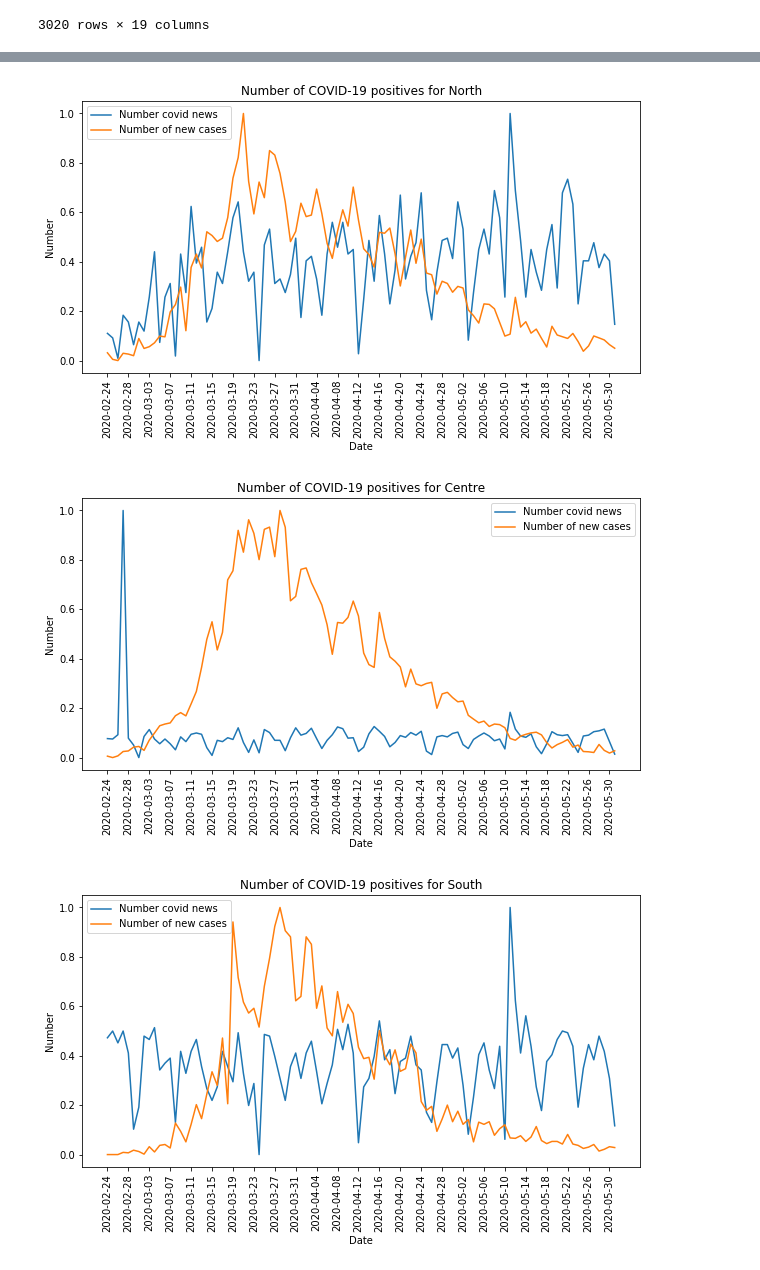
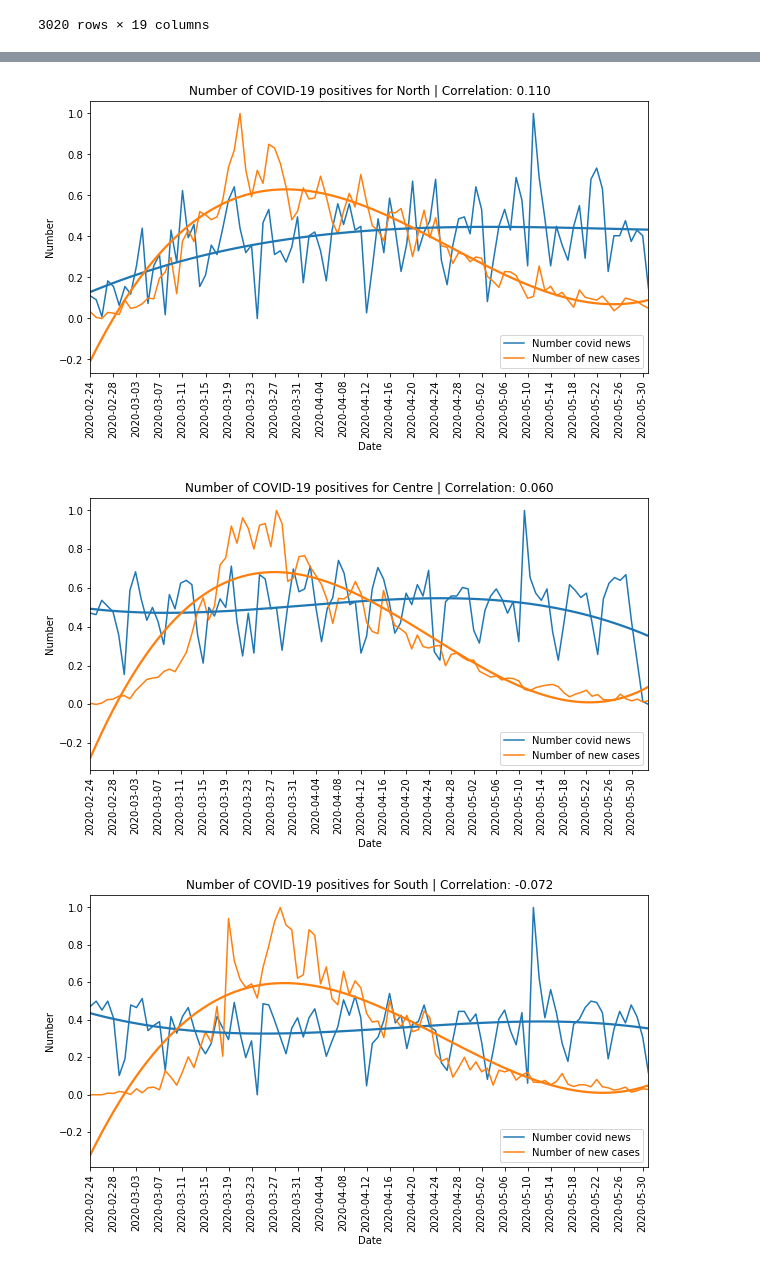
Before and after one commit to Gruntrexpewrus/StatLearnTeam, a Jupyter notebook: articles_analysis/Region Analysis.ipynb, the cells around one changed output, grey strips where cells are left out. Drawn from its saved outputs; the diff is of its cells as text; code cells hidden in the pictures.

```diff
--- a/articles_analysis/Region Analysis.ipynb
+++ b/articles_analysis/Region Analysis.ipynb
@@ -177,7 +178,7 @@ def get_prociv_dataset(articles_dataset):
 # %%
 from sklearn.preprocessing import MinMaxScaler #Scaling
 
-def print_plots_by_region(articles_dataset, region):
+def print_plots_by_region(articles_dataset, region, zone):
     # Function starts here
     #print('Region is ', region)
 
@@ -188,7 +189,7 @@ def print_plots_by_region(articles_dataset, region):
     prociv_dataset = prociv_dataset[prociv_dataset.region == region]
 
 
-    detected_covid_topics = dataset.loc[:, ['date', 'topic']].groupby('date').count().reset_index()
+    detected_covid_topics = dataset[dataset.topic == 1].loc[:, ['date', 'topic']].groupby('date').count().reset_index()
     region_positives = prociv_dataset.loc[:, ['date', 'totale_positivi']]
     region_new_positives = prociv_dataset.loc[:, ['date', 'nuovi_positivi']]
 
@@ -204,8 +205,14 @@ def print_plots_by_region(articles_dataset, region):
     y_1 = complete_dataset['topic']
     y_2 = complete_dataset['nuovi_positivi']
 
+    corr_coefficient = np.corrcoef(y_1.values, y_2.values)
+
     sns.lineplot(x, y_1, ax = ax);
     sns.lineplot(x, y_2, ax = ax);
+
+    sns.regplot(range(len(x)), y_1, ax = ax, order = 3, scatter = False, ci = None, color = 'C0');
+    sns.regplot(range(len(x)), y_2, ax = ax, order = 3, scatter = False, ci = None, color = 'C1');
+
 
     ax.set_xticks(x[::4])
     ax.set_xticklabels(x[::4], rotation=90)
@@ -213,9 +220,14 @@ def print_plots_by_region(articles_dataset, region):
     ax.legend(['Number covid news', 'Number of new cases'])
     plt.xlabel('Date')
     plt.ylabel('Number')
-    plt.title('Number of COVID-19 positives for ' + region)
+    plt.title('Number of COVID-19 positives for ' + region + ' (' + zone +') | Correlation: ' + str("%.3f" % corr_coefficient[0][1]))
+    plt.savefig('plots/by_region/' + zone + '_' + region + '_plot_news_over_time.png')
     plt.show(ax)
 # %%
-for region in sorted(articles.region.unique().tolist()):
-    print_plots_by_region(articles, region)
+
+zones = ['North', 'Centre', 'South', 'Islands']
+for zone in zones:
+    print(zone.upper())
+    for region in sorted(articles[articles.zone == zone].region.unique().tolist()):
+        print_plots_by_region(articles, region, zone)
 # %% [output]
@@ -258,22 +270,29 @@ def print_plots_by_zone(articles_dataset, zone):
     sns.lineplot(x, y_1, ax = ax);
     sns.lineplot(x, y_2, ax = ax);
 
+    sns.regplot(range(len(x)), y_1, ax = ax, order = 3, scatter = False, ci = None, color = 'C0');
+    sns.regplot(range(len(x)), y_2, ax = ax, order = 3, scatter = False, ci = None, color = 'C1');
+
+
     ax.set_xticks(x[::4])
     ax.set_xticklabels(x[::4], rotation=90)
+
+    corr_coefficient = np.corrcoef(y_1.values, y_2.values)
 
     ax.legend(['Number covid news', 'Number of new cases'])
     plt.xlabel('Date')
     plt.ylabel('Number')
-    plt.title('Number of COVID-19 positives for ' + zone)
+    plt.title('Number of COVID-19 positives for ' + zone + ' | Correlation: ' + str("%.3f" % corr_coefficient[0][1]))
+    plt.savefig('plots/by_zone/' + zone + '_covid_news_by_zone.png')
     plt.show(ax)
 
 
     return detected_covid_topics
 # %%
 
-for zone in ['North', 'Centre', 'South']:
+for zone in ['North', 'Centre', 'South', 'Islands']:
     print_plots_by_zone(articles, zone)
 # %% [output]
-[figure, old version]
+[figure, new version]
-[figure, old version]
+[figure, new version]
-[figure, old version]
+[figure, new version]
```
Also changed, not shown: parts of 8 cells of this notebook, 2 other files.
